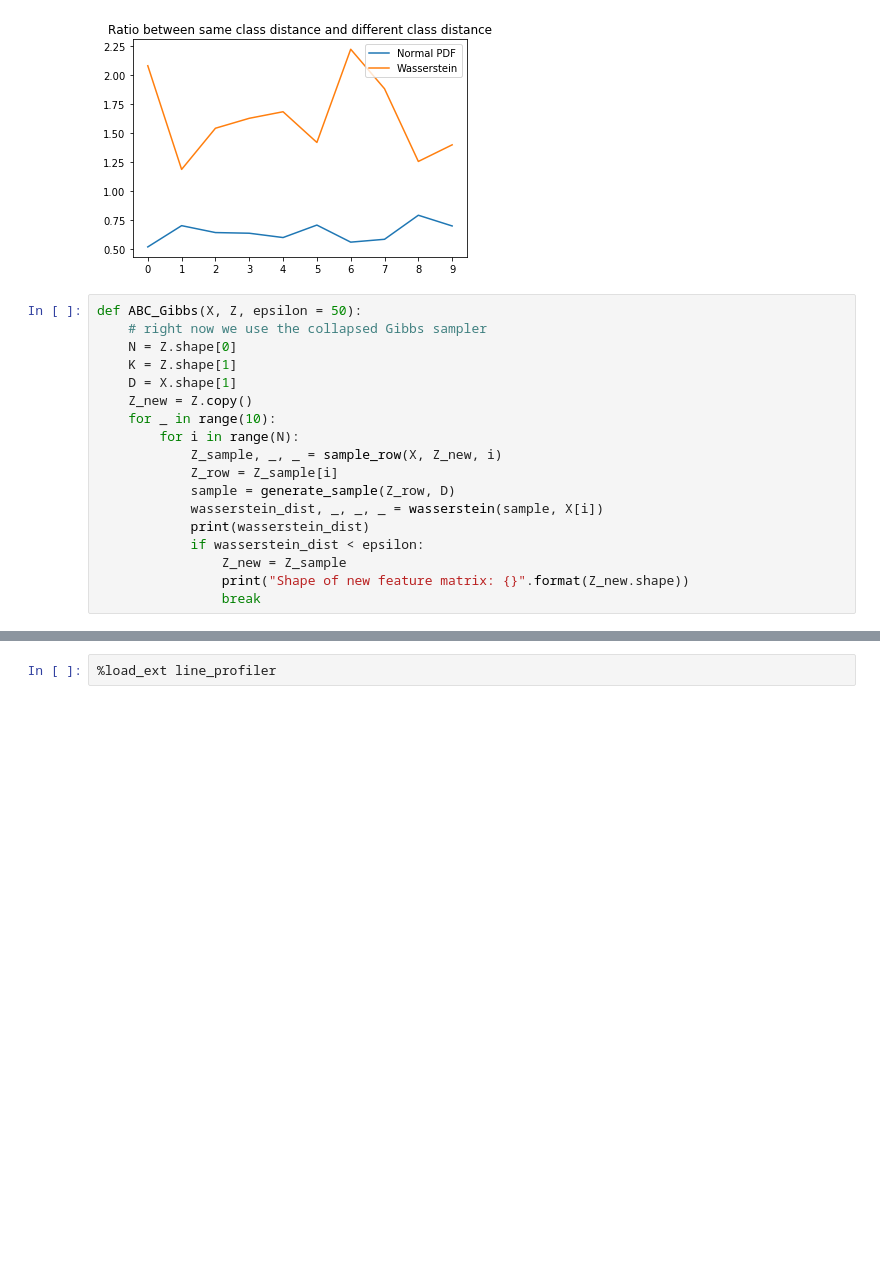
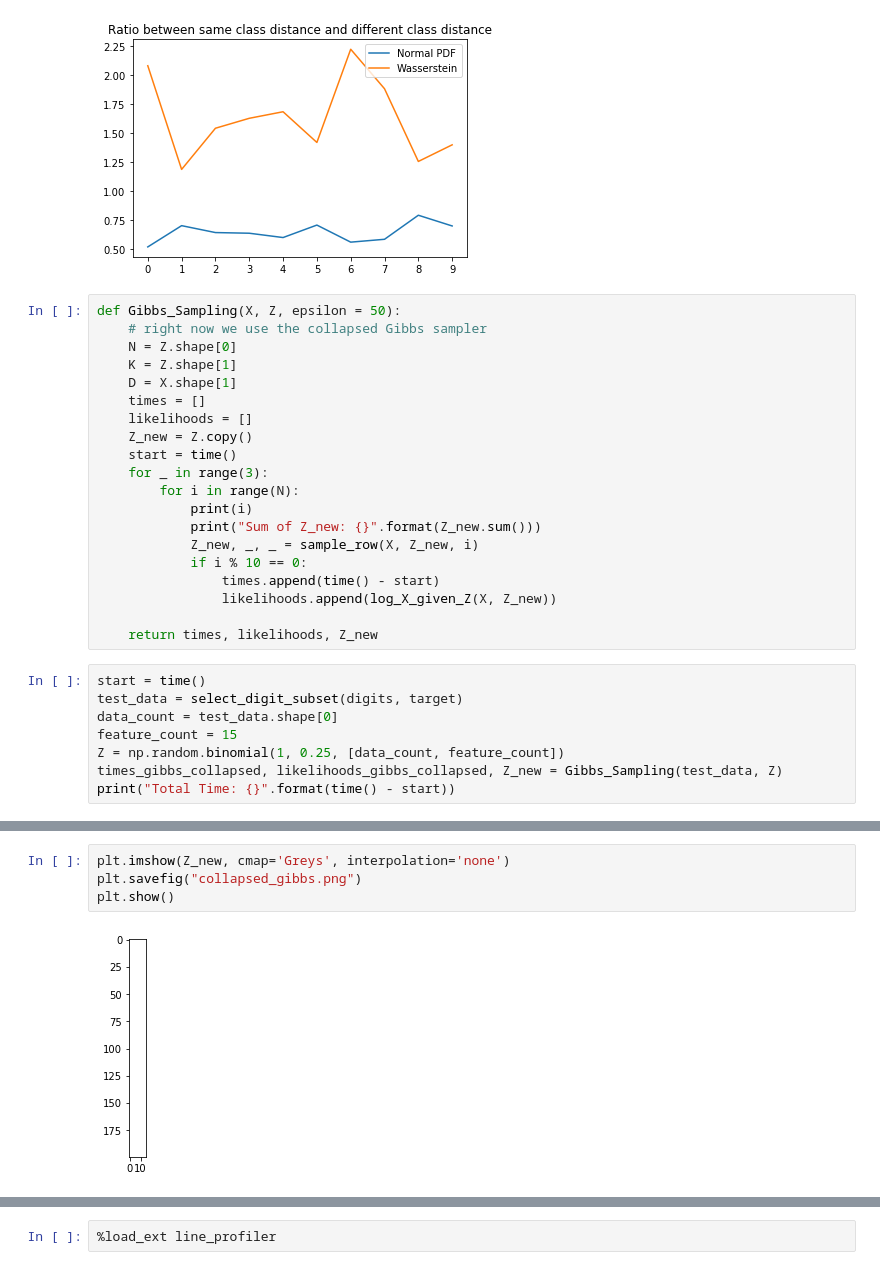
Before and after one commit to EmptyCrown/cs282final, a Jupyter notebook: final_project.ipynb, the cells around one changed output, grey strips where cells are left out. Cells and saved outputs as stored; diff of their text form; blank space fills up the shorter version.

```diff
--- a/final_project.ipynb
+++ b/final_project.ipynb
@@ -424,20 +424,30 @@ plt.show()
 # %% [output]
 [figure]
 # %%
-def ABC_Gibbs(X, Z, epsilon = 50):
+def Gibbs_Sampling(X, Z, epsilon = 50):
     # right now we use the collapsed Gibbs sampler
     N = Z.shape[0]
     K = Z.shape[1]
     D = X.shape[1]
+    times = []
+    likelihoods = []
     Z_new = Z.copy()
-    for _ in range(10):
+    start = time()
+    for _ in range(3):
         for i in range(N):
-            Z_sample, _, _ = sample_row(X, Z_new, i)
-            Z_row = Z_sample[i]
-            sample = generate_sample(Z_row, D)
-            wasserstein_dist, _, _, _ = wasserstein(sample, X[i])
-            print(wasserstein_dist)
-            if wasserstein_dist < epsilon:
-                Z_new = Z_sample
-                print("Shape of new feature matrix: {}".format(Z_new.shape))
-                break
+            print(i)
+            print("Sum of Z_new: {}".format(Z_new.sum()))
+            Z_new, _, _ = sample_row(X, Z_new, i)
+            if i % 10 == 0:
+                times.append(time() - start)
+                likelihoods.append(log_X_given_Z(X, Z_new))
+
+    return times, likelihoods, Z_new
+# %%
+start = time()
+test_data = select_digit_subset(digits, target)
+data_count = test_data.shape[0]
+feature_count = 15
+Z = np.random.binomial(1, 0.25, [data_count, feature_count])
+times_gibbs_collapsed, likelihoods_gibbs_collapsed, Z_new = Gibbs_Sampling(test_data, Z)
+print("Total Time: {}".format(time() - start))
@@ -444 +472,7 @@ def ABC_Gibbs(X, Z, epsilon = 50):
+# %%
+plt.imshow(Z_new, cmap='Greys', interpolation='none')
+plt.savefig("collapsed_gibbs.png")
+plt.show()
+# %% [output]
+[figure, added]
 # %%
```
Also changed, not shown: parts of 10 cells of this notebook, 3 other files.
